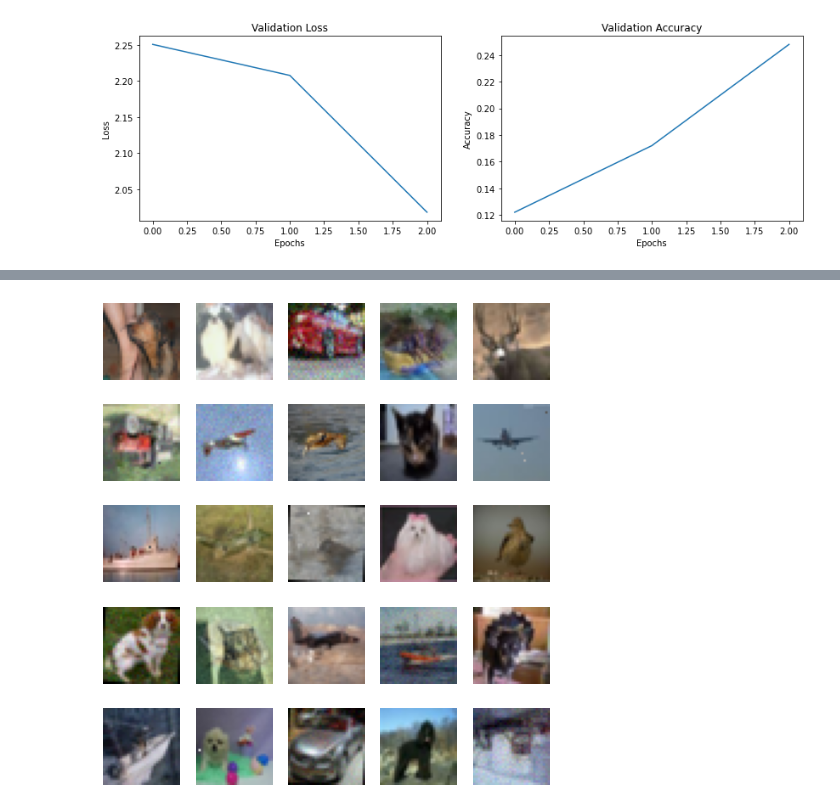
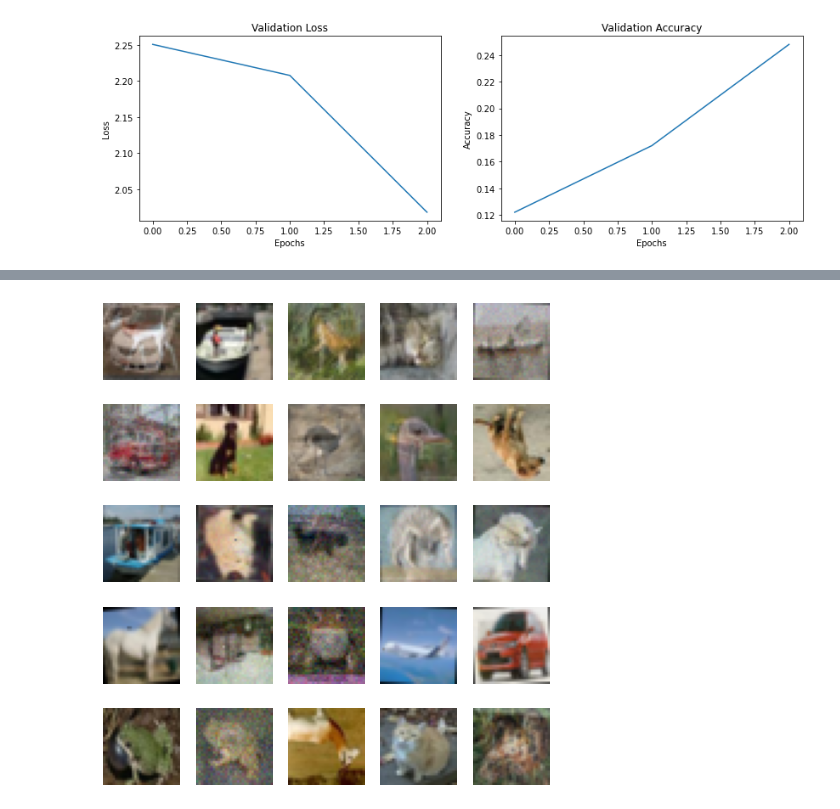
Before and after one commit to wernerolaf/Deep_Learning, a Jupyter notebook: Project2/CONV_local.ipynb, the cells around one changed output, grey strips where cells are left out. Drawn from its saved outputs; the diff is of its cells as text; code cells hidden in the pictures.

```diff
--- a/Project2/CONV_local.ipynb
+++ b/Project2/CONV_local.ipynb
@@ -156,6 +138,0 @@ print((end-start))
-# %%
-for i in range(1,300000//1000):
-    if i%3 ==0:
-        print(i)
-    img2=iterator.next()
-    img_all=np.concatenate((img_all,img2))
@@ -192,19 +169,19 @@ img_all=np.mod(img_all,256)
 # %%
 import matplotlib.pyplot as plt
 # %%
-# pick 25 random images and plot
-idxs = np.random.randint(img_all.shape[0], size=25)
+# pick 25 images and plot
+idxs = np.arange(0,25)
 images = img_all[idxs]
 #labels = y_train[idxs]
 classnames = ['airplane', 'automobile', 'bird', 'cat', 'deer', 'dog', 'frog', 'horse', 'ship', 'truck']
 
 fig, axes = plt.subplots(5,5, figsize=(8,9))
 for i, ax in enumerate(axes.flat):
     ax.imshow(images[i])
     ax.axis('off')
     #idx = labels[i]
     #ax.set_title(classnames[idx])
 
 plt.show()
 # %% [output]
-[figure, old version]
+[figure, new version]
```
Also changed, not shown: parts of 16 cells of this notebook.
